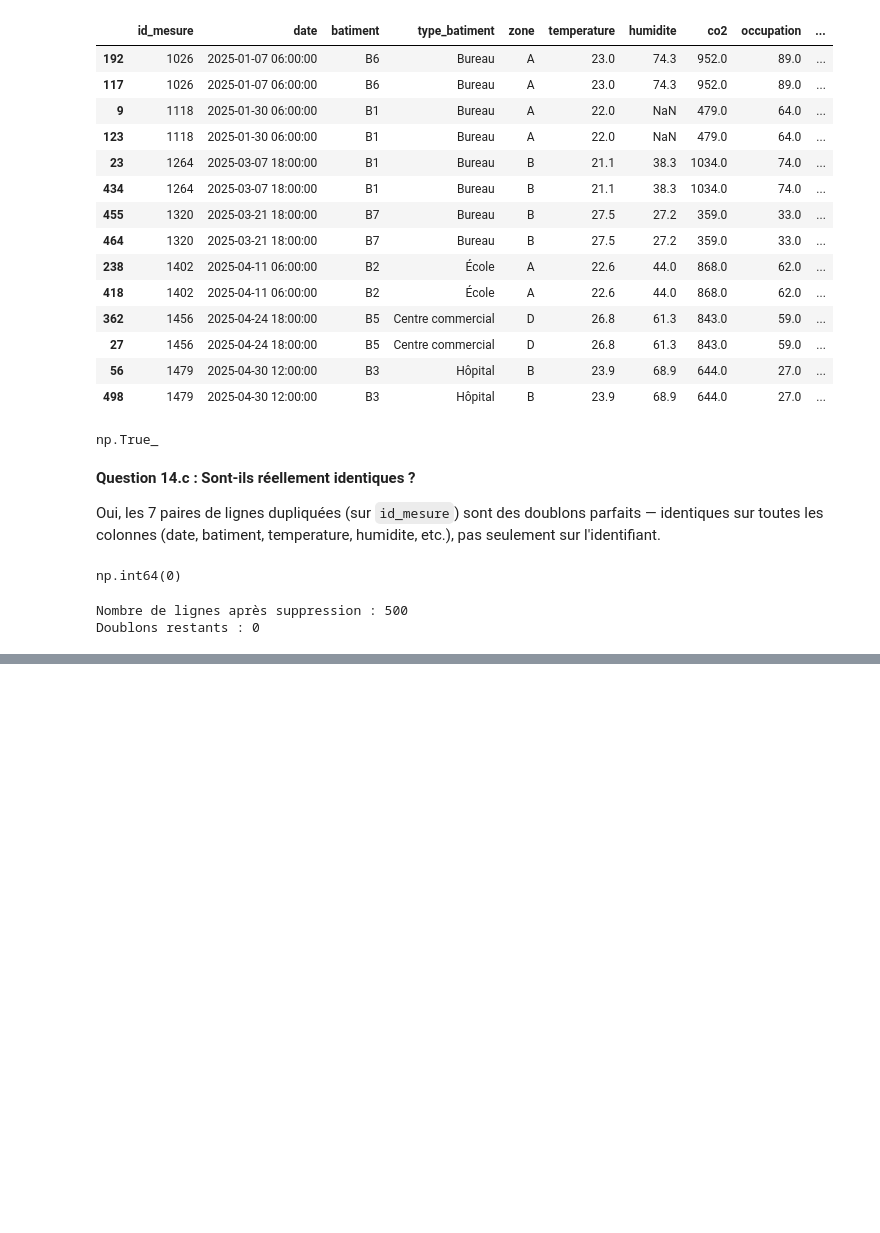
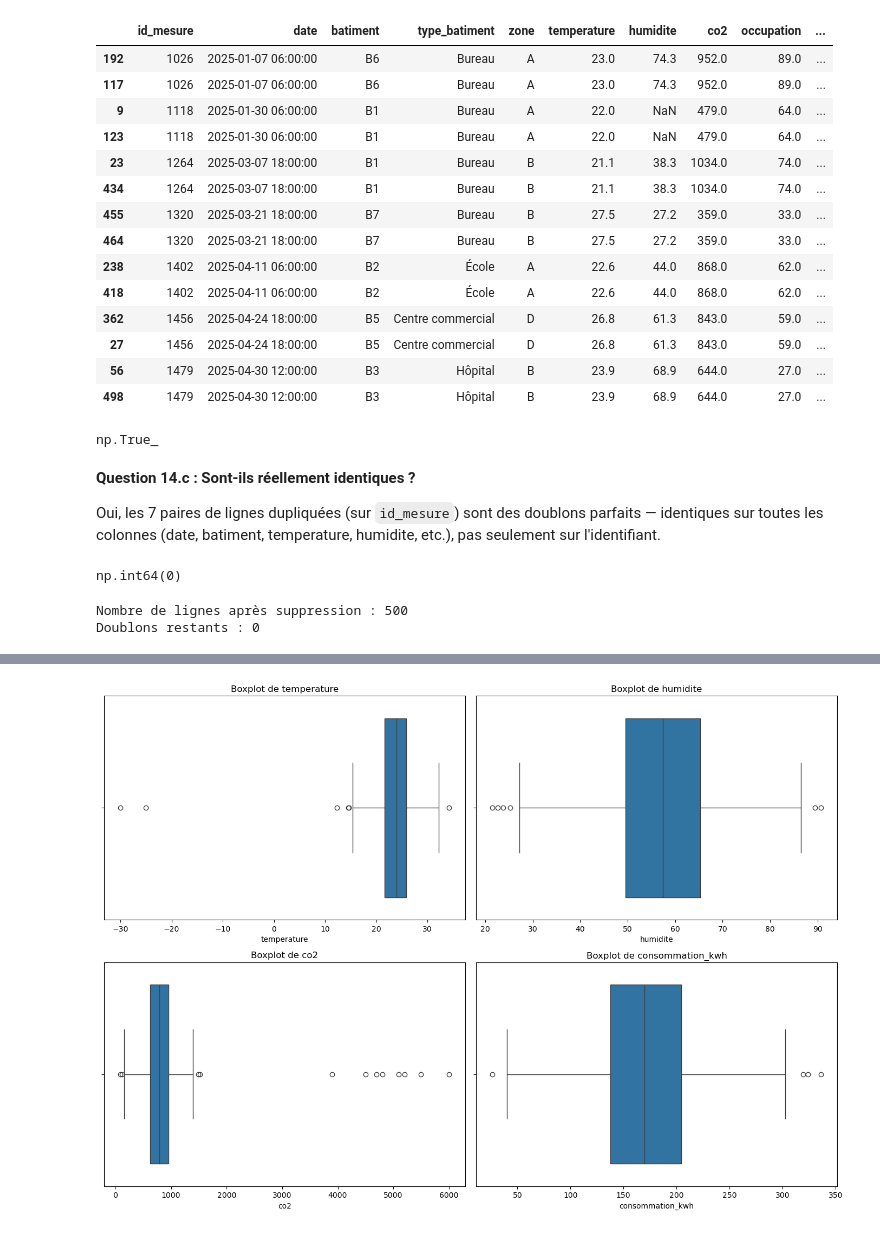
Before and after one commit to Atou-D10/atelier_prepa_donnees_tab, a Jupyter notebook: notebooks/atelier_prepa_donnees_tab.ipynb, the cells around one changed output, grey strips where cells are left out. Drawn from its saved outputs; the diff is of its cells as text; code cells hidden in the pictures; blank space fills up the shorter version.

```diff
--- a/notebooks/atelier_prepa_donnees_tab.ipynb
+++ b/notebooks/atelier_prepa_donnees_tab.ipynb
@@ -364,0 +378,12 @@ Doublons restants : 0
+# %%
+# Boxplots pour repérer dispersion et valeurs extrêmes/aberrantes
+fig, axes = plt.subplots(2, 2, figsize=(14, 10))
+
+for ax, var in zip(axes.flatten(), variables):
+    sns.boxplot(x=df[var], ax=ax)
+    ax.set_title(f'Boxplot de {var}')
+
+plt.tight_layout()
+plt.show()
+# %% [output]
+[figure, added]
```
Also changed, not shown: parts of 2 cells of this notebook.
